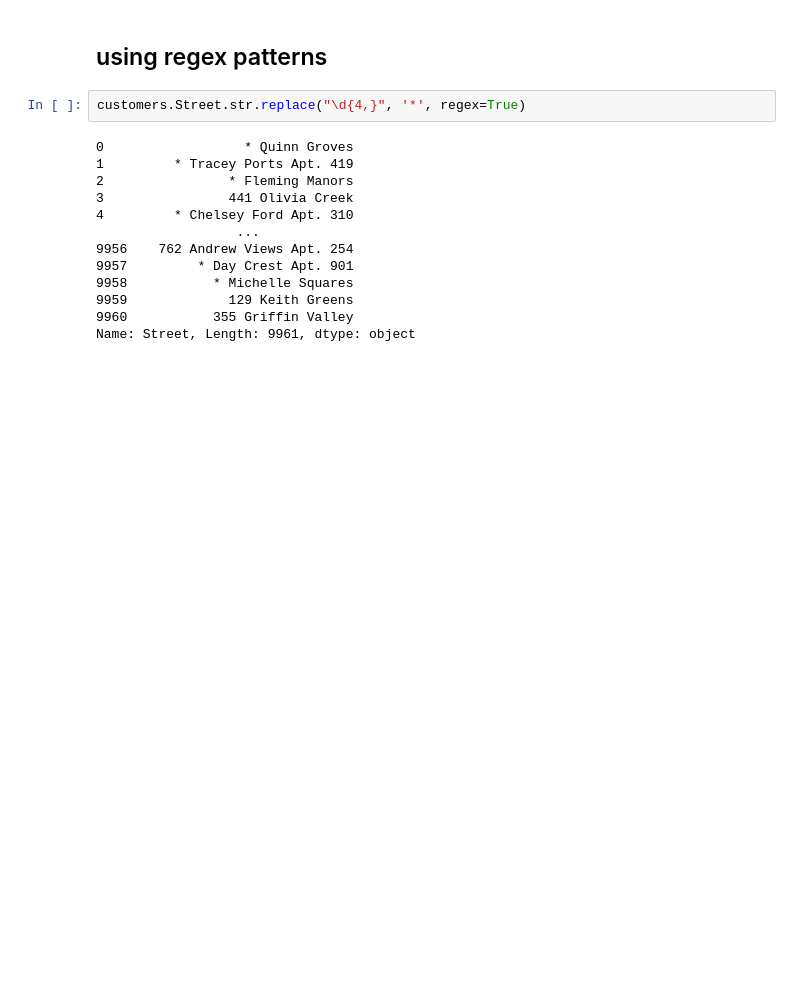
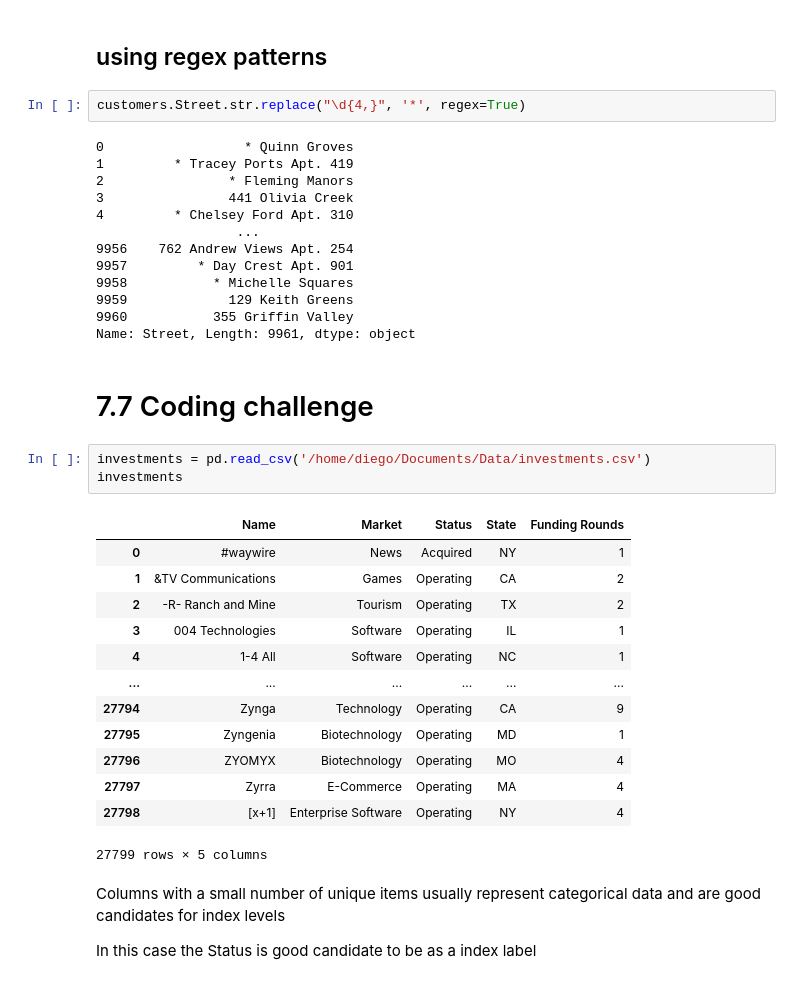
Before and after one commit to Diego195200/data_analysis, a Jupyter notebook: Pandas in action book/Coding Challenges.ipynb, the cells around one changed output. Drawn from its saved outputs; the diff is of its cells as text; blank space fills up the shorter version.

```diff
--- a/Pandas in action book/Coding Challenges.ipynb
+++ b/Pandas in action book/Coding Challenges.ipynb
@@ -491,3 +491,26 @@ customers.Street.str.replace("\d{4,}", '*', regex=True)
 9959             129 Keith Greens
 9960           355 Griffin Valley
 Name: Street, Length: 9961, dtype: object
+# %% [markdown]
+# 7.7 Coding challenge
+# %%
+investments = pd.read_csv('/home/diego/Documents/Data/investments.csv')
+investments
+# %% [output]
+|  | Name | Market | Status | State | Funding Rounds |
+| 0 | #waywire | News | Acquired | NY | 1 |
+| 1 | &TV Communications | Games | Operating | CA | 2 |
+| 2 | -R- Ranch and Mine | Tourism | Operating | TX | 2 |
+| 3 | 004 Technologies | Software | Operating | IL | 1 |
+| 4 | 1-4 All | Software | Operating | NC | 1 |
+| ... | ... | ... | ... | ... | ... |
+| 27794 | Zynga | Technology | Operating | CA | 9 |
+| 27795 | Zyngenia | Biotechnology | Operating | MD | 1 |
+| 27796 | ZYOMYX | Biotechnology | Operating | MO | 4 |
+| 27797 | Zyrra | E-Commerce | Operating | MA | 4 |
+| 27798 | [x+1] | Enterprise Software | Operating | NY | 4 |
+27799 rows × 5 columns
+# %% [markdown]
+Columns with a small number of unique items usually represent categorical data and are good candidates for index levels
+
+In this case the Status is good candidate to be as a index label
```
Also changed, not shown: parts of 14 cells of this notebook, 2 other files.
